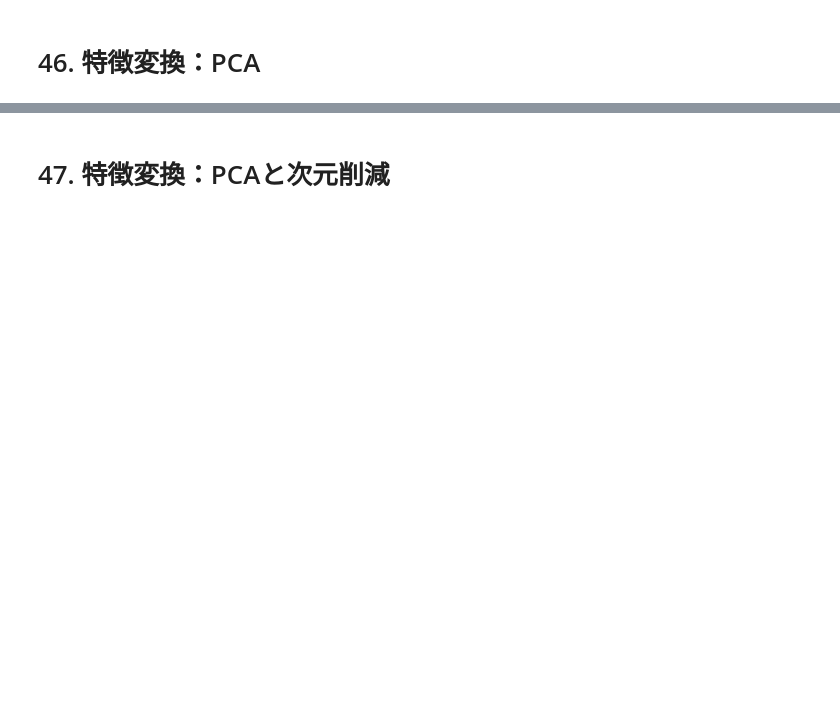
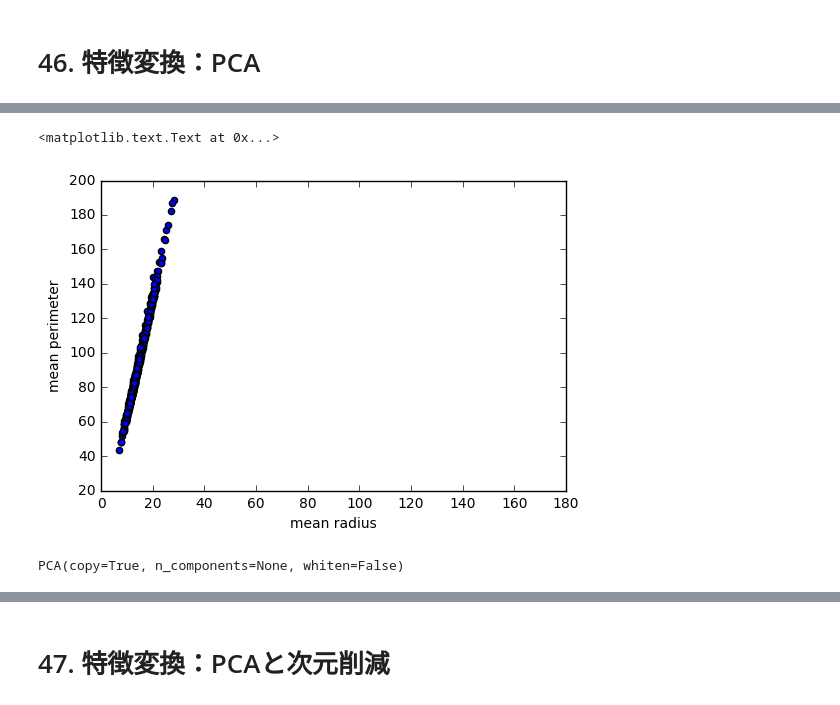
Before and after one commit to ken-nakano/training, a Jupyter notebook: web/udemy/Pythonで機械学習：scikit-learnで学ぶ識別入門/Section5.ipynb, the cells around one changed output, grey strips where cells are left out. Saved outputs shown, nothing was run; the diff lists cells and outputs as text; code cells hidden in the pictures; blank space fills up the shorter version.

```diff
--- a/web/udemy/Pythonで機械学習：scikit-learnで学ぶ識別入門/Section5.ipynb
+++ b/web/udemy/Pythonで機械学習：scikit-learnで学ぶ識別入門/Section5.ipynb
@@ -415,0 +495,4 @@ plt.plot(k_range, scores)
+# %%
+X = data.data[:, [0,2]]
+y = data.target
+names = data.feature_names[[0,2]]
@@ -415,0 +503,9 @@ plt.plot(k_range, scores)
+# %%
+plt.scatter(X[:,0], X[:,1])
+plt.xlim(0, 180)
+plt.ylim(20, 200)
+plt.xlabel(names[0])
+plt.ylabel(names[1])
+# %% [output]
+<matplotlib.text.Text at 0x...>
+[figure, added]
@@ -415,0 +516,4 @@ plt.plot(k_range, scores)
+# %%
+pca.fit(X)
+# %% [output]
+PCA(copy=True, n_components=None, whiten=False)
```
Also changed, not shown: parts of 90 cells of this notebook, 2 other files.
